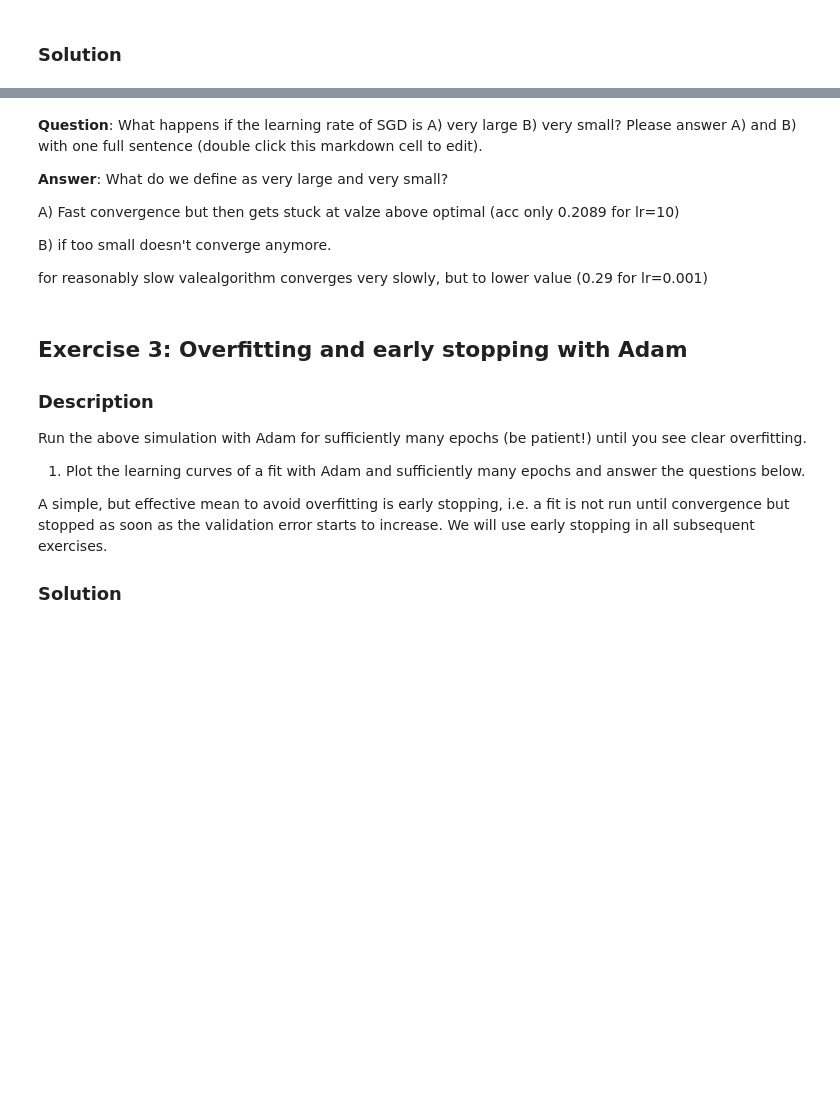
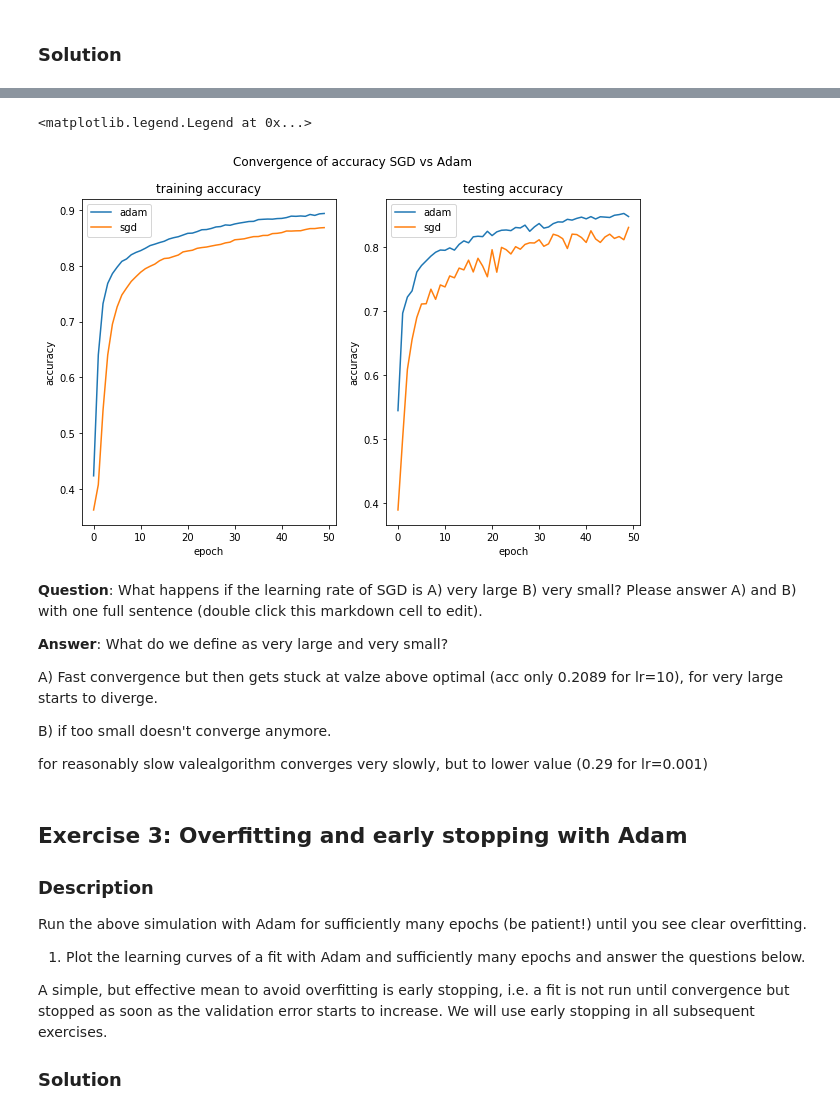
Before and after one commit to lguillain/Artificial-Neural-Networks, a Jupyter notebook: miniproject1/miniproject1_Leonore.ipynb, the cells around one changed output, grey strips where cells are left out. Saved outputs shown, nothing was run; the diff lists cells and outputs as text; code cells hidden in the pictures; blank space fills up the shorter version.

```diff
--- a/miniproject1/miniproject1_Leonore.ipynb
+++ b/miniproject1/miniproject1_Leonore.ipynb
@@ -281,10 +453,33 @@ history = model.fit(x_train, y_train, batch_size=minibatch, epochs=epochs, valid
+# %%
+#part 4 plot learning curves
+
+plt.suptitle('Convergence of accuracy SGD vs Adam')
+
+plt.subplot(1,2,1)
+plt.ylabel('accuracy')
+plt.xlabel('epoch')
+plt.title('training accuracy')
+plt.plot(history_adam.history['acc'])
+plt.plot(histories[-3].history['acc'])
+plt.legend(['adam', 'sgd'])
+
+plt.subplot(1,2,2)
+plt.ylabel('accuracy')
+plt.xlabel('epoch')
+plt.title('testing accuracy')
+plt.plot(history_adam.history['val_acc'])
+plt.plot(histories[-3].history['val_acc'])
+plt.legend(['adam', 'sgd'])
+# %% [output]
+<matplotlib.legend.Legend at 0x...>
+[figure, added]
 # %% [markdown]
 **Question**: What happens if the learning rate of SGD is A) very large B) very small? Please answer A) and B) with one full sentence (double click this markdown cell to edit).
 
 **Answer**:
 What do we define as very large and very small?
 
-A) Fast convergence but then gets stuck at valze above optimal (acc only 0.2089 for lr=10)
+A) Fast convergence but then gets stuck at valze above optimal (acc only 0.2089 for lr=10), for very large starts to diverge.
 
 B) if too small doesn't converge anymore.
 
```
Also changed, not shown: parts of 31 cells of this notebook.
